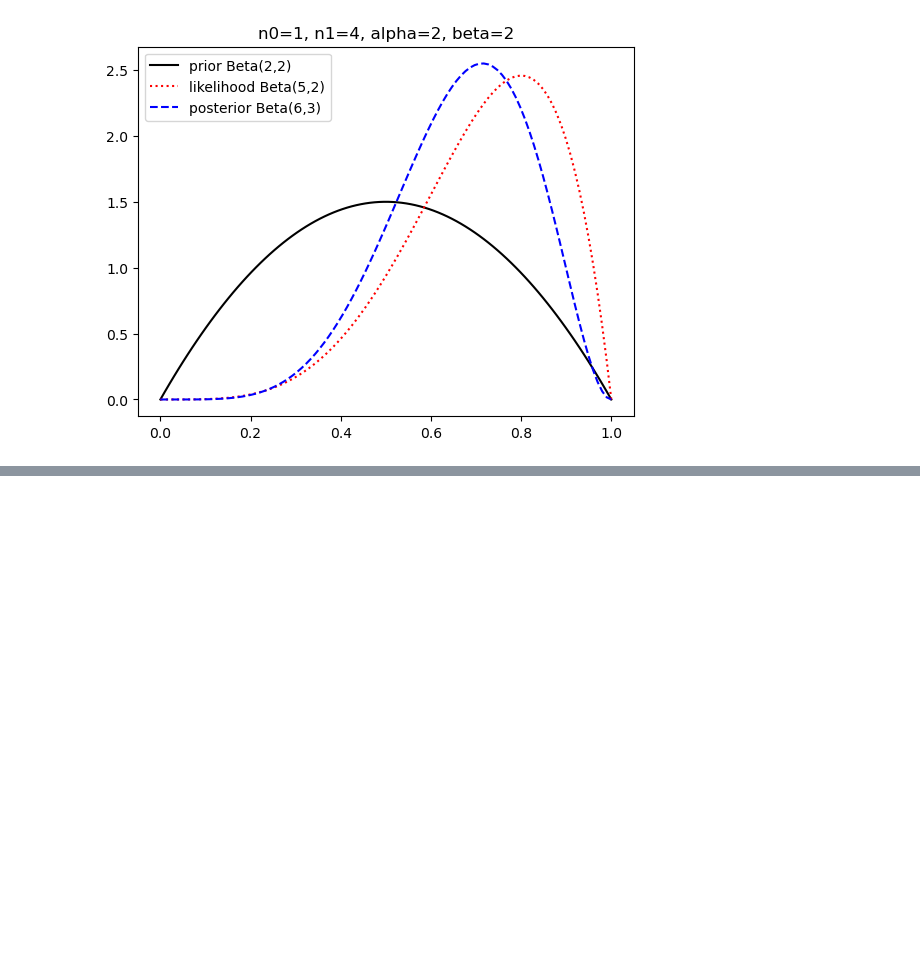
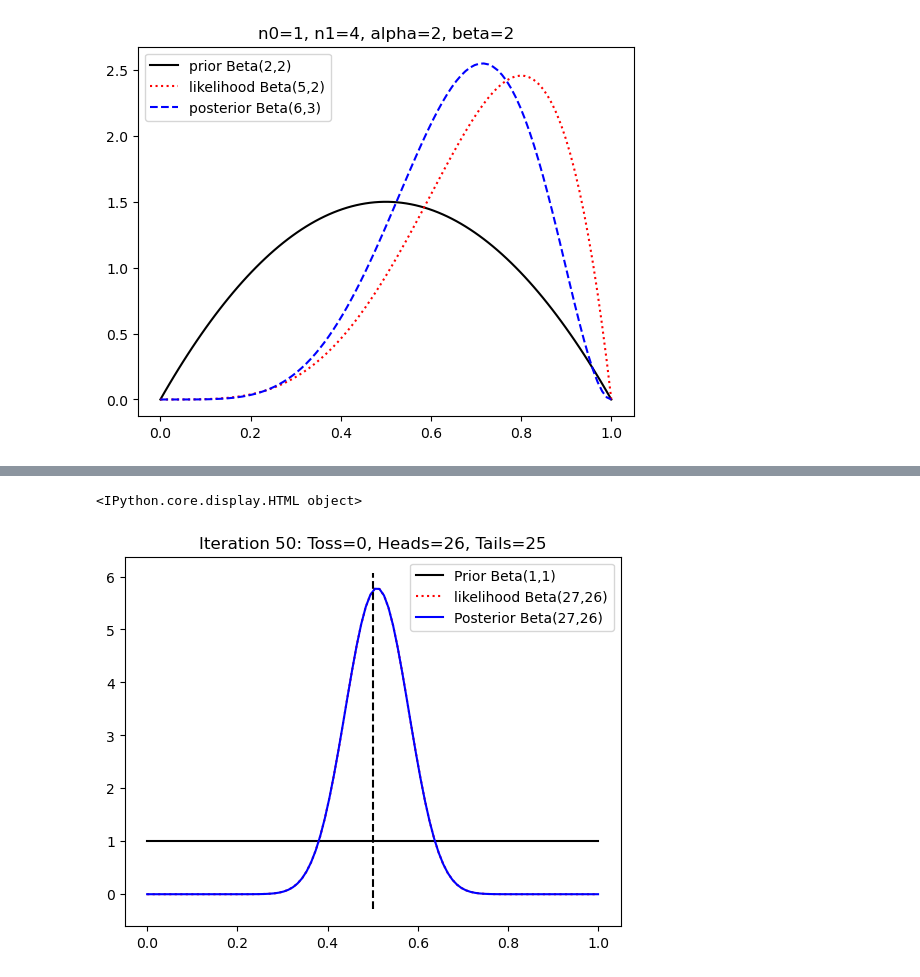
Before and after one commit to bmalick/machine-learning-grind, a Jupyter notebook: 00-stats/07-bayesian-inference/main.ipynb, the cells around one changed output, grey strips where cells are left out. Saved outputs shown, nothing was run; the diff lists cells and outputs as text; code cells hidden in the pictures; blank space fills up the shorter version.

Commit message:
stats - bayesian inference: update

```diff
--- a/00-stats/07-bayesian-inference/main.ipynb
+++ b/00-stats/07-bayesian-inference/main.ipynb
@@ -130,0 +71,5 @@ for _ in range(num_tosses): update()
+# %%
+HTML(utils.bayesian_inference(alpha=1, beta=1, num_tosses=50, jupyter_notebook=True))
+# %% [output]
+<IPython.core.display.HTML object>
+[figure, added]
```
Also changed, not shown: parts of 7 cells of this notebook, 3 other files.
